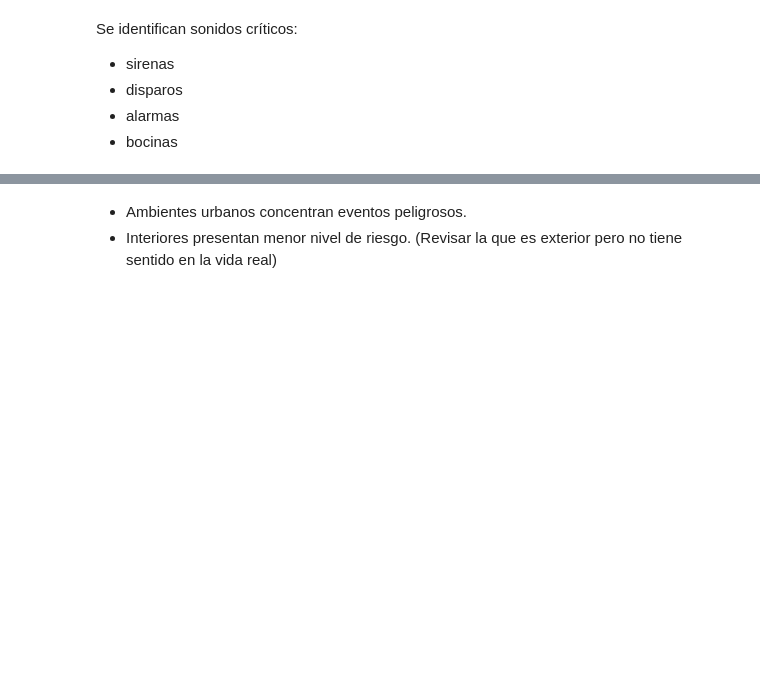
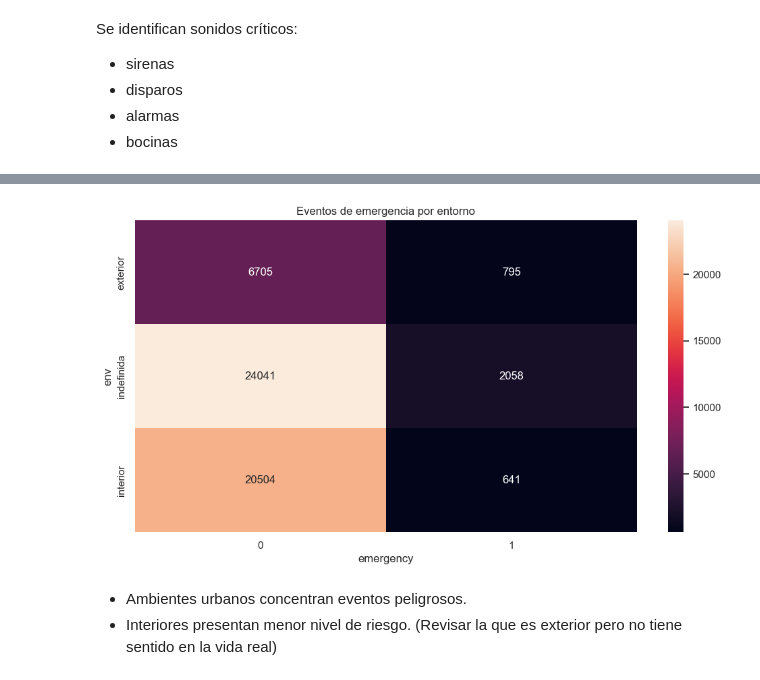
Before and after one commit to andrupax94/proyecto4geeks, a Jupyter notebook: notebooks/01_eda.ipynb, the cells around one changed output, grey strips where cells are left out. Cells and saved outputs as stored; diff of their text form; code cells hidden in the pictures; blank space fills up the shorter version.

```diff
--- a/notebooks/01_eda.ipynb
+++ b/notebooks/01_eda.ipynb
@@ -349,3 +256,11 @@ plt.show()
+# %%
+tabla = pd.crosstab(eda["env"], eda["emergency"])
+
+sns.heatmap(tabla, annot=True, fmt="d")
+plt.title("Eventos de emergencia por entorno")
+plt.show()
+# %% [output]
+[figure, added]
 # %% [markdown]
 - Ambientes urbanos concentran eventos peligrosos.
 - Interiores presentan menor nivel de riesgo. (Revisar la que es exterior pero no tiene sentido en la vida real)
```
Also changed, not shown: parts of 45 cells of this notebook, 1 other file.
